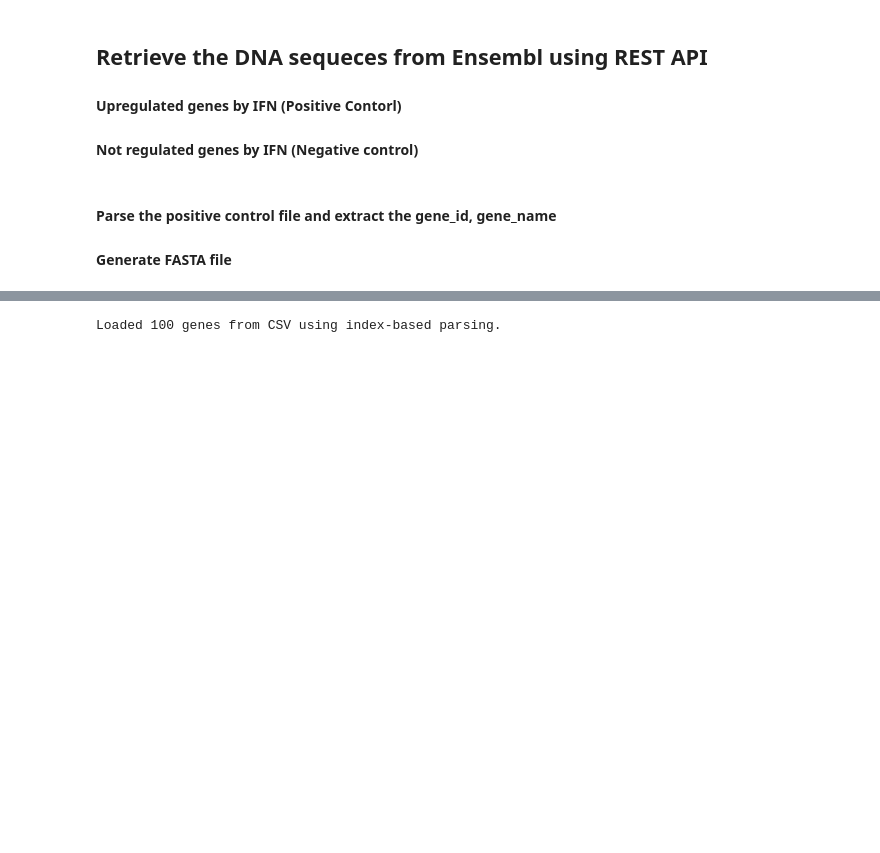
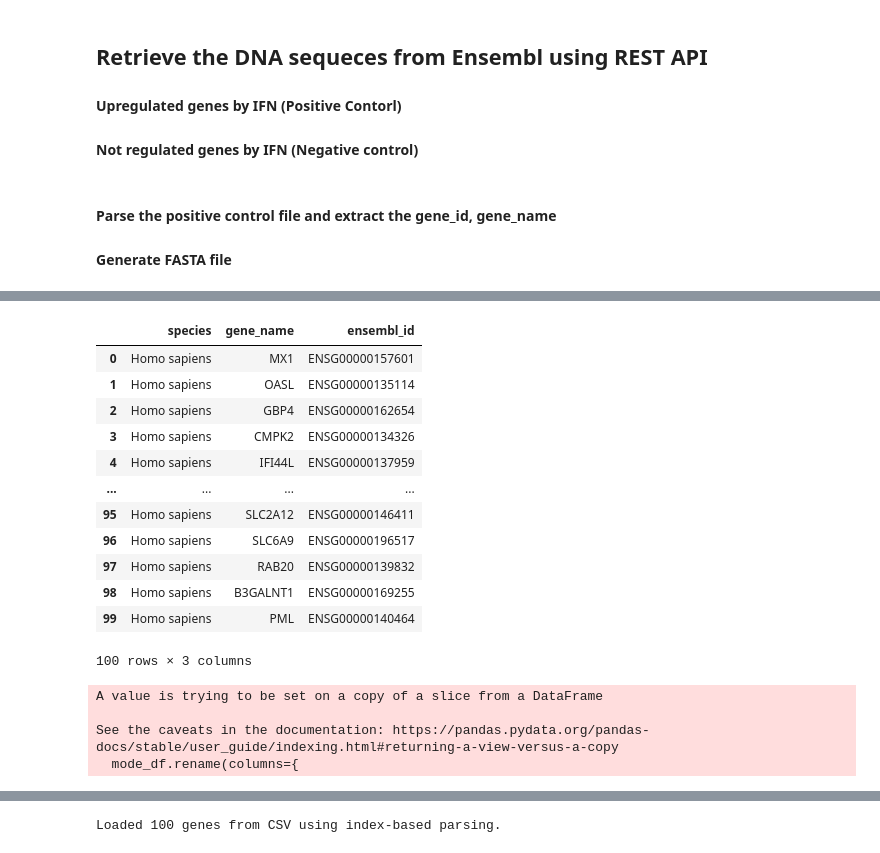
Before and after one commit to Emily3005250/TFBS-explorer, a Jupyter notebook: scripts/TFBS_explorer_human.ipynb, the cells around one changed output, grey strips where cells are left out. Cells and saved outputs as stored; diff of their text form; code cells hidden in the pictures; blank space fills up the shorter version.

```diff
--- a/scripts/TFBS_explorer_human.ipynb
+++ b/scripts/TFBS_explorer_human.ipynb
@@ -7,0 +31,31 @@
+# %%
+mode_df = mode_df.rename(columns={
+    'Species': 'species',
+    'Gene': 'gene_name',
+    'ENSEMBL ID': 'ensembl_id'
+})
+# %% [output]
+|  | species | gene_name | ensembl_id |
+| 0 | Homo sapiens | MX1 | ENSG00000157601 |
+| 1 | Homo sapiens | OASL | ENSG00000135114 |
+| 2 | Homo sapiens | GBP4 | ENSG00000162654 |
+| 3 | Homo sapiens | CMPK2 | ENSG00000134326 |
+| 4 | Homo sapiens | IFI44L | ENSG00000137959 |
+| ... | ... | ... | ... |
+| 95 | Homo sapiens | SLC2A12 | ENSG00000146411 |
+| 96 | Homo sapiens | SLC6A9 | ENSG00000196517 |
+| 97 | Homo sapiens | RAB20 | ENSG00000139832 |
+| 98 | Homo sapiens | B3GALNT1 | ENSG00000169255 |
+| 99 | Homo sapiens | PML | ENSG00000140464 |
+100 rows × 3 columns
+# %%
+mode_df.rename(columns={
+    'Species': 'species',
+    'Gene': 'gene_name',
+    'ENSEMBL ID': 'ensembl_id'
+}, inplace=True)
+# %% [output]
+A value is trying to be set on a copy of a slice from a DataFrame
+
+See the caveats in the documentation: https://pandas.pydata.org/pandas-docs/stable/user_guide/indexing.html#returning-a-view-versus-a-copy
+  mode_df.rename(columns={
```
Also changed, not shown: parts of 8 cells of this notebook, 7 other files.
